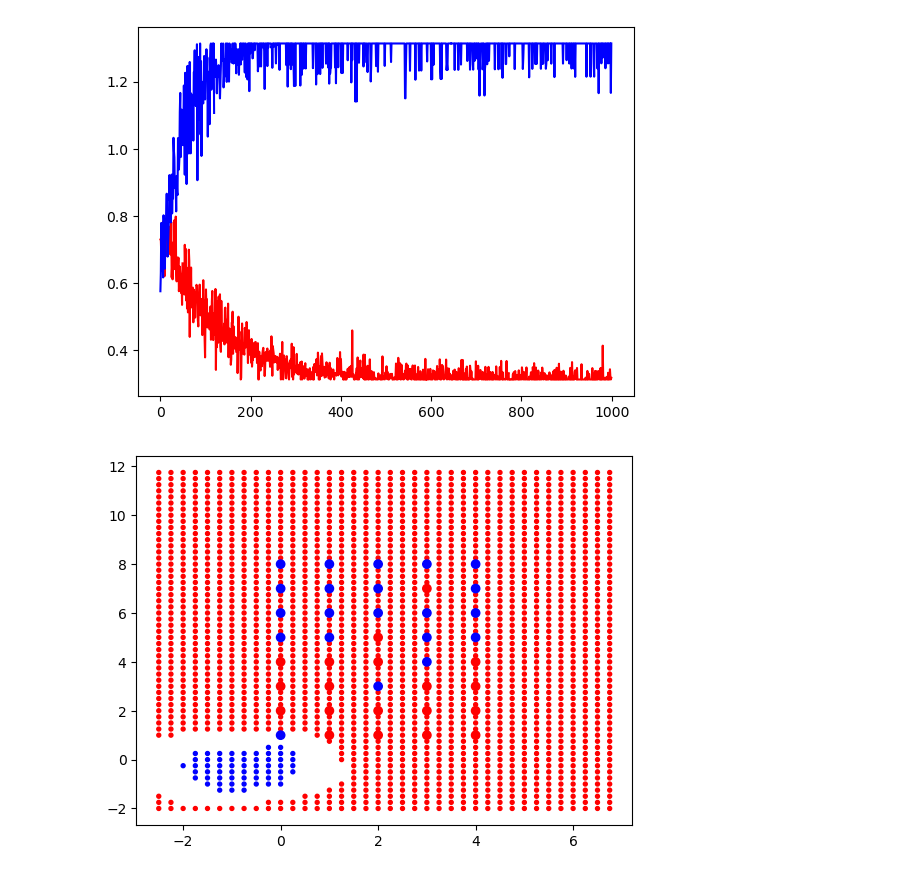
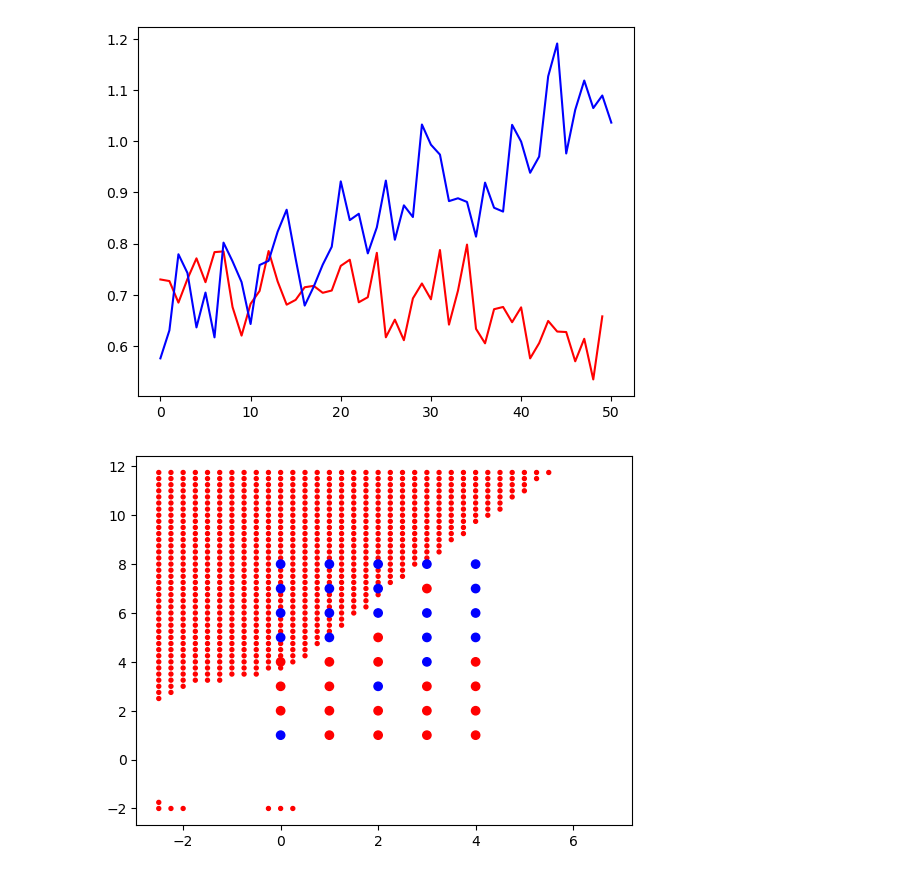
Before and after one commit to PatatoBy/SEAI, a Jupyter notebook: non_standard_projected_gradient.ipynb, the cells around one changed output. Drawn from its saved outputs; the diff is of its cells as text; code cells hidden in the pictures.

```diff
--- a/non_standard_projected_gradient.ipynb
+++ b/non_standard_projected_gradient.ipynb
@@ -57,7 +57,7 @@ class NonStandard(nn.Module):
 
             y_pred_2 = self(x[y == 0])
             y_target_2 = y.unsqueeze(1)[y.unsqueeze(1) == 0]
-            y_pred_2[y_pred_2 >= 0.99] = 1
+            y_pred_2[y_pred_2 <= -0.99] = 0
 
             eL1 = self.loss(y_pred_1.view(-1), y_target_1)
             eL1.backward(retain_graph = True)
@@ -106,12 +106,12 @@ modello = NonStandard(2,1,512)
 ds = Dataset(16)
 dl = ds.get_dataloader()
 # %%
-e = 1
+e1 = 1
 err1 = []
 err2 = []
 
-# while e > 1e-4:
-for i in tqdm(range(1000)):
+while e1 > 1e-4:
+# for i in tqdm(range(400)):
     e1, e2 = modello.train(dl) # Dentro dl ci deveno essere solo y == 1, ed usiamo BCEWithLogitsLoss
     err1.append(e1)
     err2.append(e2)
@@ -120,21 +120,21 @@ plt.plot([x for x in range(len(err1))], err1, label = "Loss1", c = 'red')
 plt.plot([x for x in range(len(err2))], err2, label = "Loss2", c = 'blue')
 plt.show()
 # %% [output]
-[figure, old version]
+[figure, new version]
 # %%
 #PLOT FASE 2
 dataset = ds.dataset
 labels = ds.labels
 
 with torch.no_grad():
     points = [[x/4, y/4, modello(torch.tensor([x/4*1.0,y/4*1.0]))] for x in range(-10,7*4) for y in range(-8,12*4)]
-    colori = ['blue' if p[2][0] <= 0.4 else 'red' if p[2][0] >= 0.6 else 'white' for p in points]
+    colori = ['blue' if p[2][0] <= -0.6 else 'red' if p[2][0] >= 0.6 else 'white' for p in points]
     plt.scatter([p[0] for p in points], [p[1] for p in points], c = colori, s=8)
     plt.scatter([p[0] for p in dataset],[p[1] for p in dataset], c=['red' if i == 1 else 'blue' for i in labels])
     plt.show()
 
 # RED -> y == 1 [NON DEVE ENTRARE]
 # BLUE -> y == 0 [PUO ENTRARE]
 # WHITE -> indecisione
 # %% [output]
-[figure, old version]
+[figure, new version]
```
Also changed, not shown: 3 other files.
